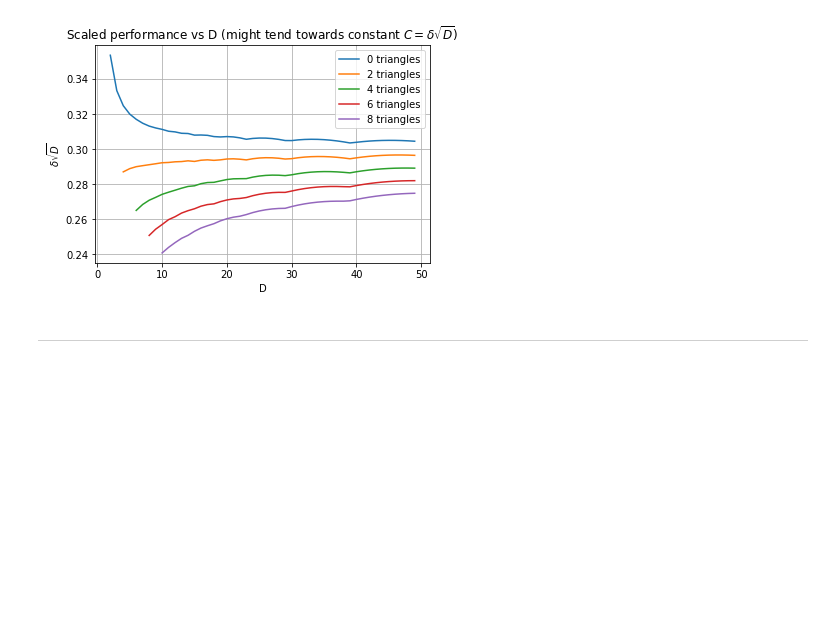
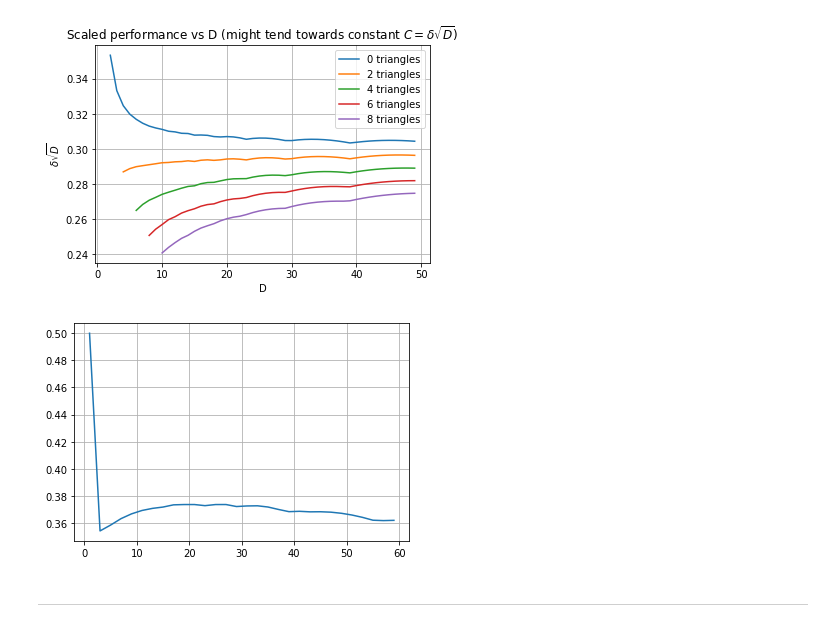
Before and after one commit to marwahaha/qaoa-local-competitors, a Jupyter notebook: QAOA.ipynb, the cells around one changed output. Saved outputs shown, nothing was run; the diff lists cells and outputs as text; code cells hidden in the pictures; blank space fills up the shorter version.

```diff
--- a/QAOA.ipynb
+++ b/QAOA.ipynb
@@ -43,12 +33,12 @@ def delta_triangles(beta, gamma, D, Y):
 # %%
-def get_max(D, Y, try_optimal_value = False):
+def get_max(D, Y, print_max_loc=False):
     """This searches over beta and gamma to find the optimal value of delta."""
     results = []
     for beta in linspace(0, 2*pi, 128):
         results += [delta_triangles(beta, gamma, D, Y) for gamma in linspace(0, 2*pi, 128)]
-        if try_optimal_value:
-            # test optimal gamma choice for triangle-free graphs
-            results.append(delta_triangles(beta, np.arctan((D-1)**-0.5), d, f))
+    if print_max_loc:
+        maxspot = np.argmax(results)
+        print("max at:", "beta=pi/8*", 8/pi*(maxspot // 128)*2*pi/128, "gamma=arcsin 1/sqrt ", sin((maxspot % 128)*2*pi/128)**2)
     return max(results)
 # %% [markdown]
 ### Plots
@@ -91,6 +94,12 @@ plt.legend()
 plt.grid(True)
 # %% [output]
 [figure]
+# %%
+inps = range(1, 60, 2)
+plt.plot(inps, [get_max(d, d-1)*d**0.7 for d in inps])
+plt.grid()
+# %% [output]
+[figure, added]
 # %% [markdown]
 ---
 # %% [markdown]
```
Also changed, not shown: parts of 15 cells of this notebook, 2 other files.
